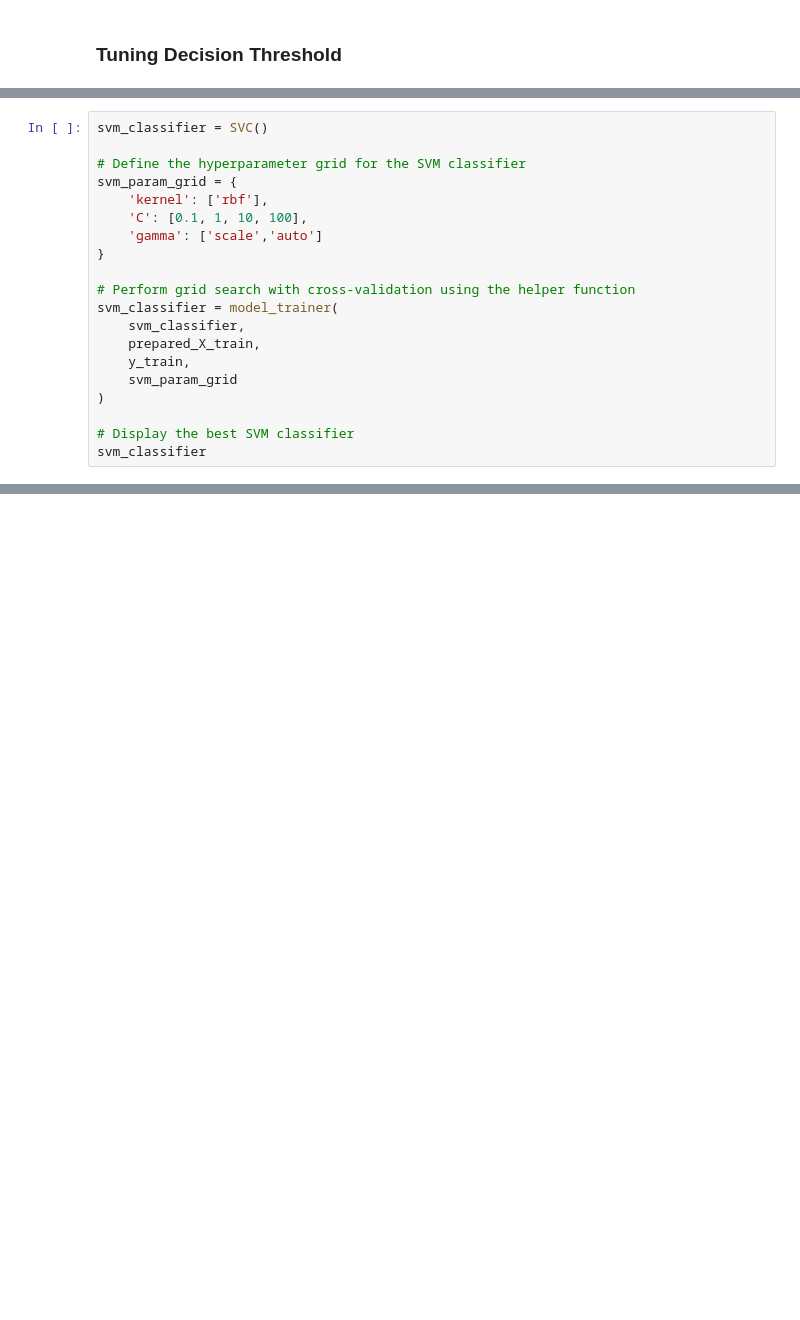
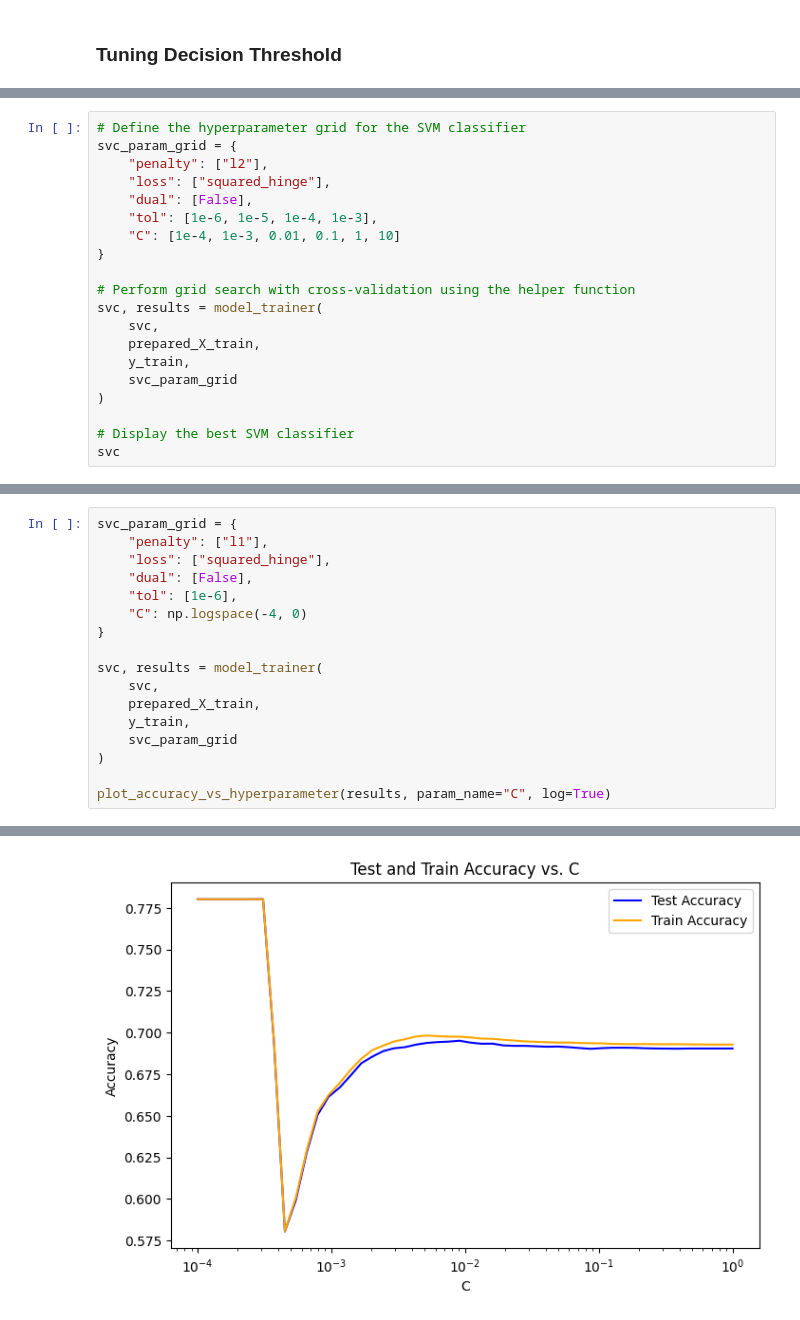
Before and after one commit to SpikeElliot/Data-Mining-Case-Studies, a Jupyter notebook: creditdefault_study/creditdefault.ipynb, the cells around one changed output, grey strips where cells are left out. Saved outputs shown, nothing was run; the diff lists cells and outputs as text; blank space fills up the shorter version.

```diff
--- a/creditdefault_study/creditdefault.ipynb
+++ b/creditdefault_study/creditdefault.ipynb
@@ -1285,22 +1310,22 @@ SVC(C=10)
 # %%
-svm_classifier = SVC()
-
 # Define the hyperparameter grid for the SVM classifier
-svm_param_grid = {
-    'kernel': ['rbf'],
-    'C': [0.1, 1, 10, 100],
-    'gamma': ['scale','auto']
+svc_param_grid = {
+    "penalty": ["l2"],
+    "loss": ["squared_hinge"],
+    "dual": [False],
+    "tol": [1e-6, 1e-5, 1e-4, 1e-3],
+    "C": [1e-4, 1e-3, 0.01, 0.1, 1, 10]
 }
 
 # Perform grid search with cross-validation using the helper function
-svm_classifier = model_trainer(
-    svm_classifier,
+svc, results = model_trainer(
+    svc,
     prepared_X_train,
     y_train,
-    svm_param_grid
+    svc_param_grid
 )
 
 # Display the best SVM classifier
-svm_classifier
+svc
 # %% [output]
 Search Parameters:
@@ -1374,0 +1351,18 @@ SVC(C=7)
+# %%
+svc_param_grid = {
+    "penalty": ["l1"],
+    "loss": ["squared_hinge"],
+    "dual": [False],
+    "tol": [1e-6],
+    "C": np.logspace(-4, 0)
+}
+
+svc, results = model_trainer(
+    svc,
+    prepared_X_train,
+    y_train,
+    svc_param_grid
+)
+
+plot_accuracy_vs_hyperparameter(results, param_name="C", log=True)
+# %% [output]
@@ -1374,0 +1386 @@ SVC(C=7)
+[figure, added]
```
Also changed, not shown: parts of 33 cells of this notebook.
